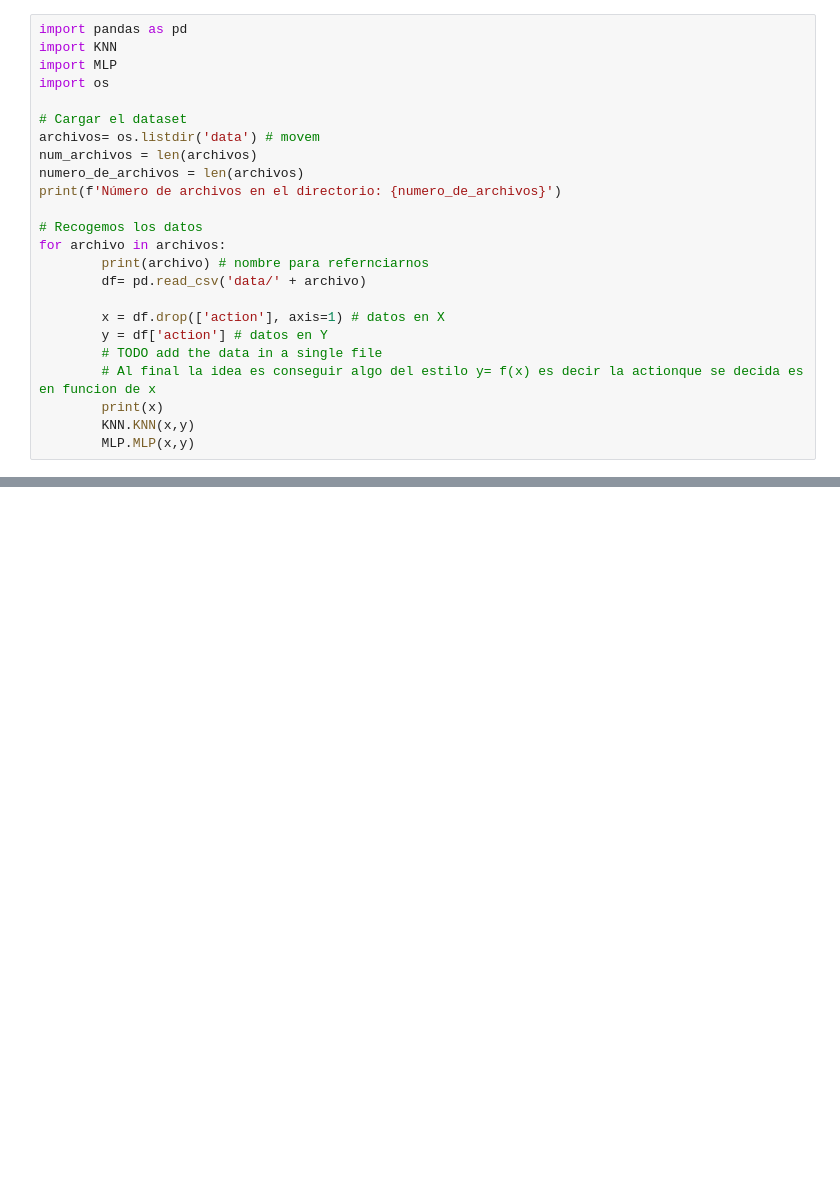
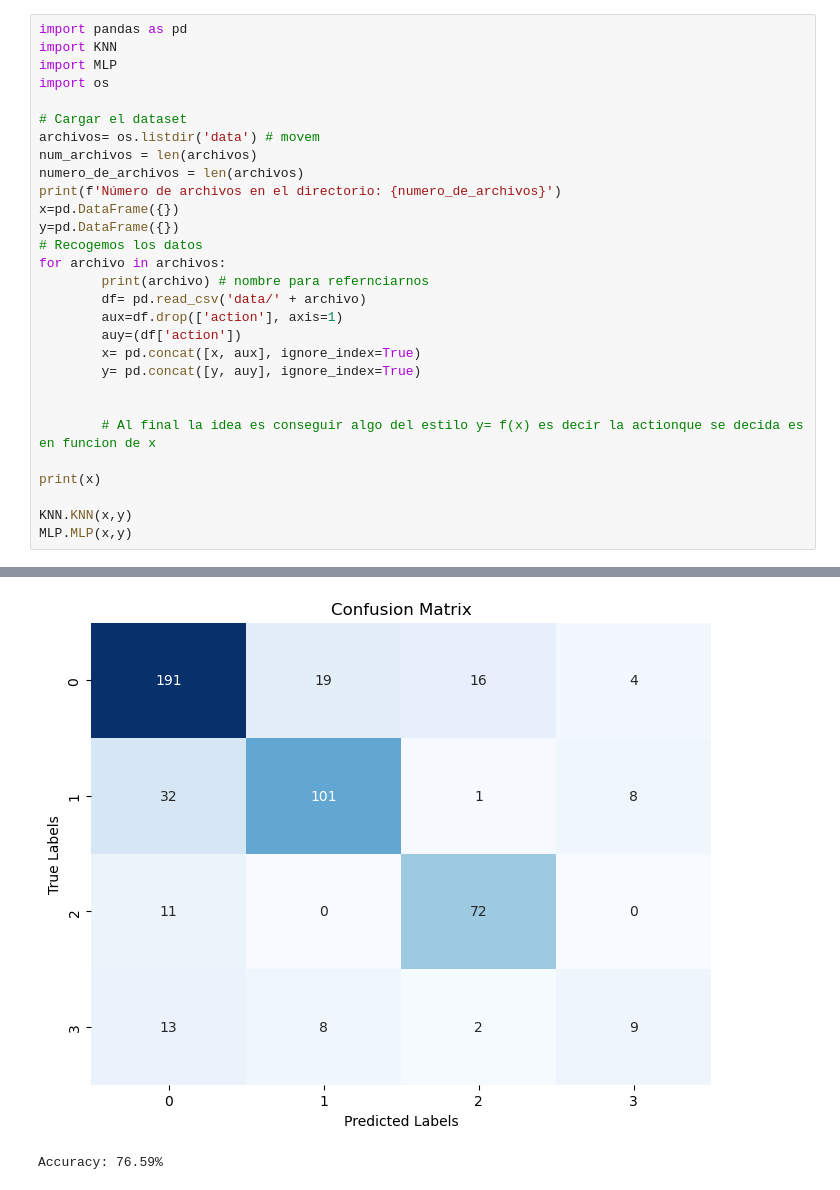
Before and after one commit to Amphxros/AprendizajeAutomatico, a Jupyter notebook: Practicas/Practica6/Practica 6.ipynb, the cells around one changed output, grey strips where cells are left out. Saved outputs shown, nothing was run; the diff lists cells and outputs as text; blank space fills up the shorter version.

```diff
--- a/Practicas/Practica6/Practica 6.ipynb
+++ b/Practicas/Practica6/Practica 6.ipynb
@@ -26,17 +26,22 @@ archivos= os.listdir('data') # movem
 num_archivos = len(archivos)
 numero_de_archivos = len(archivos)
 print(f'Número de archivos en el directorio: {numero_de_archivos}')
-
+x=pd.DataFrame({})
+y=pd.DataFrame({})
 # Recogemos los datos
 for archivo in archivos:
         print(archivo) # nombre para refernciarnos
         df= pd.read_csv('data/' + archivo)
+        aux=df.drop(['action'], axis=1)
+        auy=(df['action'])
+        x= pd.concat([x, aux], ignore_index=True)
+        y= pd.concat([y, auy], ignore_index=True)
 
-        x = df.drop(['action'], axis=1) # datos en X
-        y = df['action'] # datos en Y
-        # TODO add the data in a single file
+
         # Al final la idea es conseguir algo del estilo y= f(x) es decir la actionque se decida es en funcion de x
-        print(x)
-        KNN.KNN(x,y)
-        MLP.MLP(x,y)
+
+print(x)
+
+KNN.KNN(x,y)
+MLP.MLP(x,y)
 # %% [output]
@@ -43,0 +65,2 @@ SyntaxError: expected '(' (MLP.py, line 1)
+[figure, added]
+Accuracy: 76.59%
```
Also changed, not shown: parts of 1 cell of this notebook.
